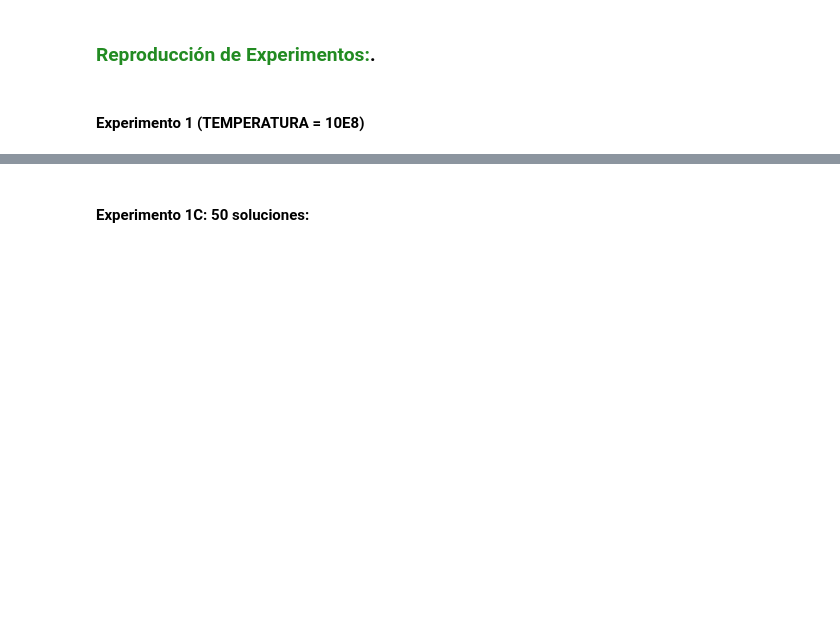
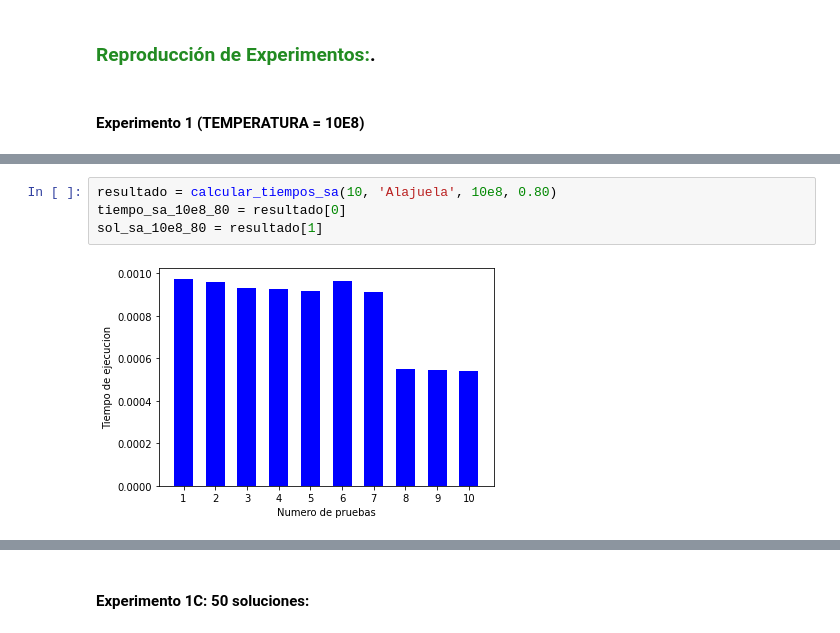
Before and after one commit to IC-3002/ic-3002-2020ii-p2-pseint, a Jupyter notebook: Cuaderno_Proyecto2.ipynb, the cells around one changed output, grey strips where cells are left out. Drawn from its saved outputs; the diff is of its cells as text; blank space fills up the shorter version.

```diff
--- a/Cuaderno_Proyecto2.ipynb
+++ b/Cuaderno_Proyecto2.ipynb
@@ -213,0 +232,6 @@ from additional_functions import *
+# %%
+resultado = calcular_tiempos_sa(10, 'Alajuela', 10e8, 0.80)
+tiempo_sa_10e8_80 = resultado[0]
+sol_sa_10e8_80 = resultado[1]
+# %% [output]
+[figure, added]
```
Also changed, not shown: parts of 15 cells of this notebook, 1 other file.
